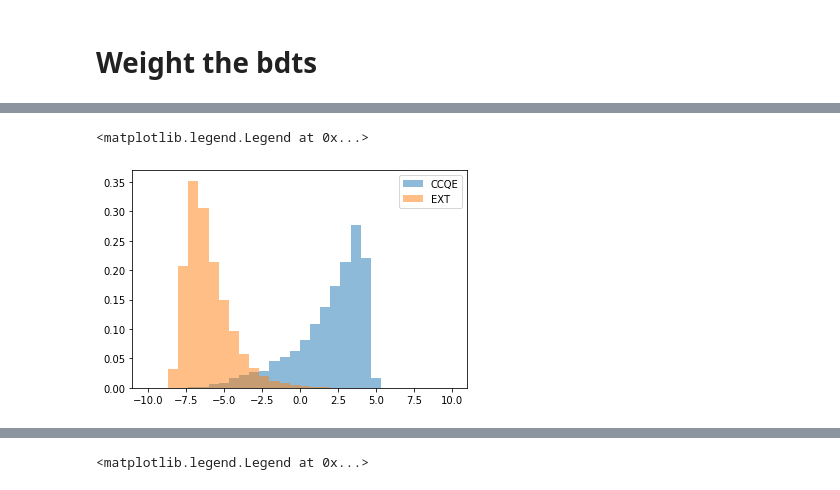
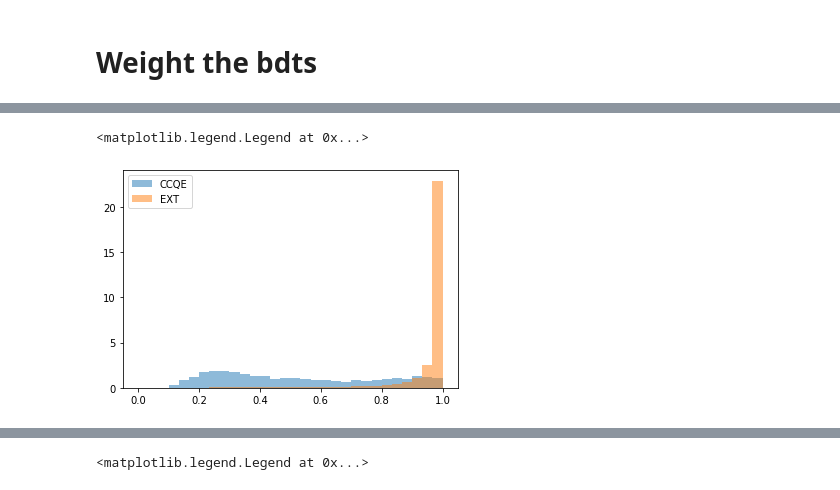
Before and after one commit to LArbys/1L1PSelection, a Jupyter notebook: Notebooks/DL_BDTTraining_1mu1p-prime.ipynb, the cells around one changed output, grey strips where cells are left out. Drawn from its saved outputs; the diff is of its cells as text; code cells hidden in the pictures.

Commit message:
everything all updated and simplified as of May20th. big ease of use overhaul, same plots (now with cov matrices)

```diff
--- a/Notebooks/DL_BDTTraining_1mu1p-prime.ipynb
+++ b/Notebooks/DL_BDTTraining_1mu1p-prime.ipynb
@@ -217,0 +100,17 @@ NameError: name 'var_mec' is not defined
+# %%
+# Define signal and background for training.
+
+nbins = 45
+s_annotation = 'All Precuts, Orthogonality Cuts'
+
+#run1
+df_numu_presel = pd.concat((df_numu_run1_presel,df_numu_run1_presel_lowe))
+df_signal = df_numu_presel.query("mc_label in ['numu_CCQE']")
+df_extbkg = pd.concat([df_ext_run1_presel,df_dirt_run1_presel,df_numu_presel.query("mc_label in ['offvtx','nLmP','badreco']")],sort=False)
+df_nubkg = df_numu_presel.query("mc_label not in ['numu_CCQE']")
+
+#run3
+#df_numu_presel = pd.concat((df_numu_run3_presel,df_numu_run3_presel_lowe,df_nue_run3_presel))
+#df_signal = df_numu_presel.query("mc_label in ['numu_CCQE']")
+#df_extbkg = pd.concat([df_ext_run3_presel,df_numu_presel.query("mc_label in ['offvtx','nLmP','badreco']")],sort=False)
+#df_nubkg = df_numu_presel.query("mc_label not in ['numu_CCQE']")
@@ -239,3 +220,12 @@ myvars = vars_cos_allofem
+# %%
+vars_cos_allofem = ['Eta','ChargeNearTrunk','PT_1m1p','PhiT_1m1p','AlphaT_1m1p','Sph_1m1p','Q0_1m1p','Q2_1m1p','Q3_1m1p','Lepton_ThetaReco','Lepton_PhiReco','Proton_ThetaReco','Proton_PhiReco','PTRat_1m1p','Lepton_TrackLength','Thetas','Phis','Proton_TrackLength','OpenAng','PzEnu_1m1p']
+
+vars_apr14 = ['Eta','ChargeNearTrunk','PT_1m1p','PhiT_1m1p','AlphaT_1m1p','Sph_1m1p','Q0_1m1p','Q2_1m1p','Q3_1m1p','Lepton_ThetaReco','Lepton_PhiReco','Proton_ThetaReco','Proton_PhiReco','PTRat_1m1p','Lepton_TrackLength','Thetas','Phis','Proton_TrackLength','OpenAng','PzEnu_1m1p','BjX_1m1p','BjY_1m1p']
+
+vars_may7 = ['Proton_Edep','Muon_Edep','OpenAng','Enu_1m1p','CCQEEnergyShift_1m1p','ChargeNearTrunk','PT_1m1p','PhiT_1m1p','AlphaT_1m1p','Sph_1m1p','Q0_1m1p','Q3_1m1p','Lepton_PhiReco','Proton_ThetaReco','Proton_PhiReco','PTRat_1m1p','Phis','BjX_1m1p','BjY_1m1p']
+
+vars_may13 = ['OpenAng','Phis','ChargeNearTrunk','Enu_1m1p','PhiT_1m1p','AlphaT_1m1p','PT_1m1p','PTRat_1m1p','BjX_1m1p','BjY_1m1p','Sph_1m1p','Q0_1m1p','Q3_1m1p','Lepton_PhiReco','Lepton_TrackLength','Proton_PhiReco','Proton_ThetaReco']
+myvars = vars_may13
 # %%
 X = df_signal[myvars].values.tolist()
 Y_cos = df_extbkg[myvars].values.tolist()
@@ -287,15 +277,15 @@ TestAcc - TrainAcc =  -0.49849960143328875
 # %%
 fig,ax = plt.subplots(figsize=(6,4))
-bdt_score_ccqe = cosmicBDT.predict(X ,output_margin=True)
-bdt_score_ext = cosmicBDT.predict(Y_cos,output_margin=True)
+bdt_score_ccqe = cosmicBDT.predict_proba(X)
+bdt_score_ext = cosmicBDT.predict_proba(Y_cos)
 
-_ = plt.hist(bdt_score_ccqe,30,(-10,10),alpha = .5,density=1,label='CCQE')
-_ = plt.hist(bdt_score_ext,30,(-10,10),alpha = .5,density=1,label='EXT')
+_ = plt.hist(bdt_score_ccqe[:,0],30,(0,1),alpha = .5,density=1,label='CCQE')
+_ = plt.hist(bdt_score_ext[:,0],30,(0,1),alpha = .5,density=1,label='EXT')
 
 plt.legend()
 # %% [output]
 <matplotlib.legend.Legend at 0x...>
-[figure, old version]
+[figure, new version]
 # %%
 pickle.dump(cosmicBDT,open( "../1mu1pSelection/cosmicbdt_1mu1p_mar31_ccqe.pickle", "wb" ),protocol=2)
 # %%
```
Also changed, not shown: parts of 24 cells of this notebook, 2 other files.
